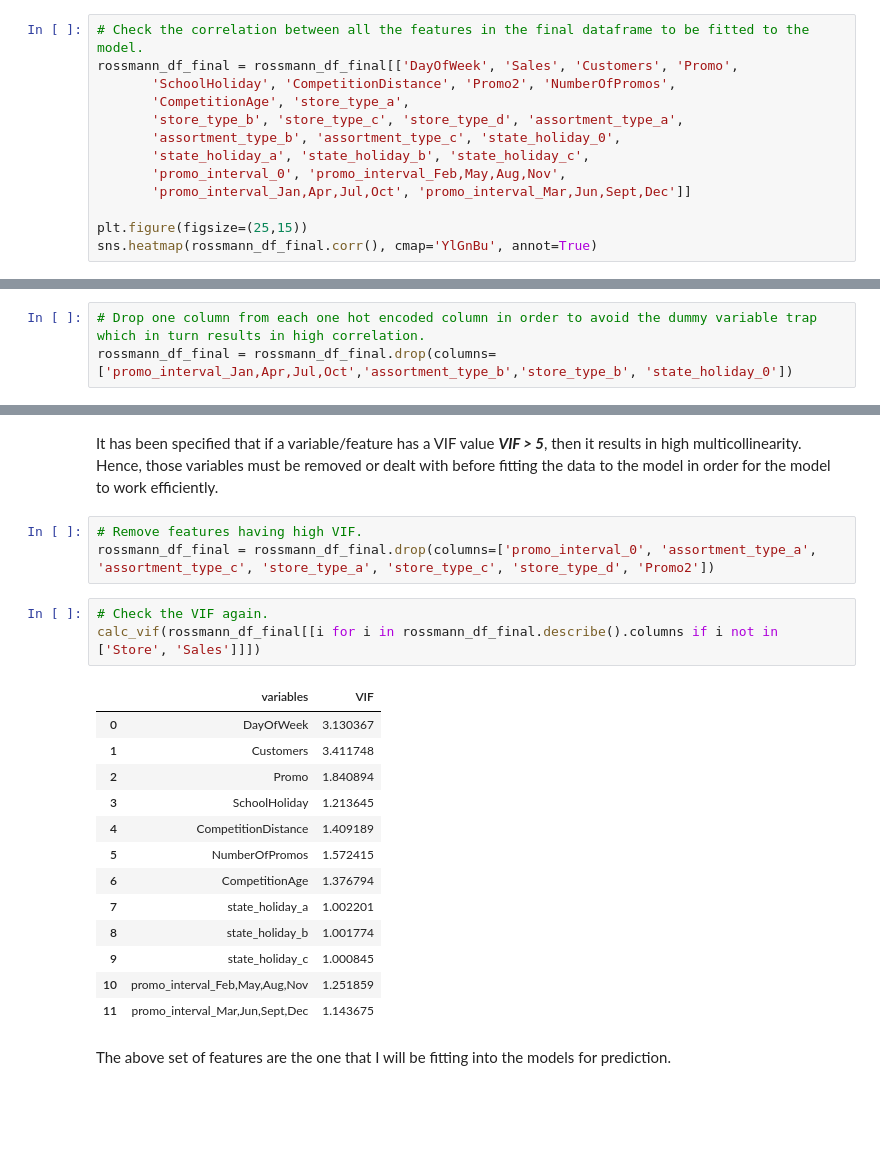
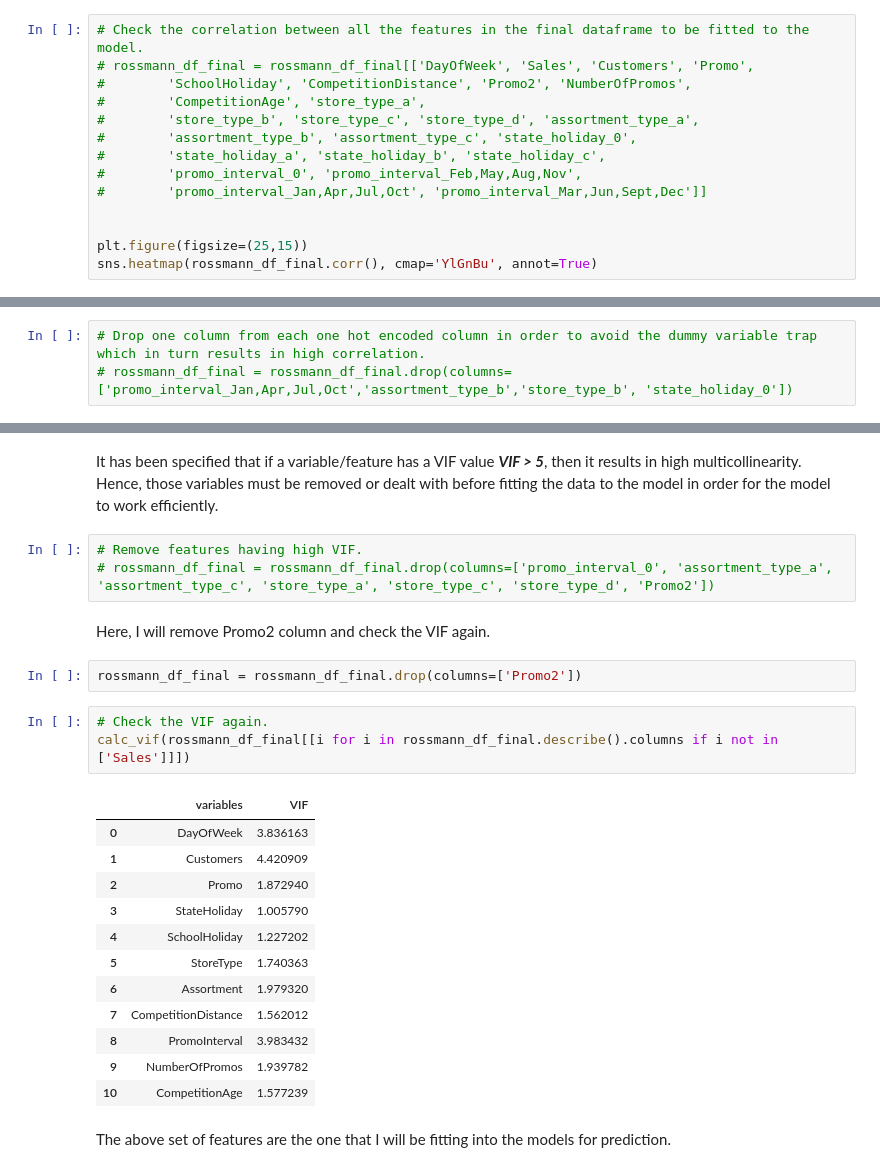
Before and after one commit to Adityasingh675/Supervised-ML-Regression, a Jupyter notebook: Rossmann_Sales_Prediction_Capstone_Project.ipynb, the cells around one changed output, grey strips where cells are left out. Saved outputs shown, nothing was run; the diff lists cells and outputs as text; blank space fills up the shorter version.

```diff
--- a/Rossmann_Sales_Prediction_Capstone_Project.ipynb
+++ b/Rossmann_Sales_Prediction_Capstone_Project.ipynb
@@ -935,14 +968,15 @@ Index(['DayOfWeek', 'Date', 'Sales', 'Customers', 'Promo', 'SchoolHoliday',
       dtype='object')
 # %%
 # Check the correlation between all the features in the final dataframe to be fitted to the model.
-rossmann_df_final = rossmann_df_final[['DayOfWeek', 'Sales', 'Customers', 'Promo',
-       'SchoolHoliday', 'CompetitionDistance', 'Promo2', 'NumberOfPromos',
-       'CompetitionAge', 'store_type_a',
-       'store_type_b', 'store_type_c', 'store_type_d', 'assortment_type_a',
-       'assortment_type_b', 'assortment_type_c', 'state_holiday_0',
-       'state_holiday_a', 'state_holiday_b', 'state_holiday_c',
-       'promo_interval_0', 'promo_interval_Feb,May,Aug,Nov',
-       'promo_interval_Jan,Apr,Jul,Oct', 'promo_interval_Mar,Jun,Sept,Dec']]
+# rossmann_df_final = rossmann_df_final[['DayOfWeek', 'Sales', 'Customers', 'Promo',
+#        'SchoolHoliday', 'CompetitionDistance', 'Promo2', 'NumberOfPromos',
+#        'CompetitionAge', 'store_type_a',
+#        'store_type_b', 'store_type_c', 'store_type_d', 'assortment_type_a',
+#        'assortment_type_b', 'assortment_type_c', 'state_holiday_0',
+#        'state_holiday_a', 'state_holiday_b', 'state_holiday_c',
+#        'promo_interval_0', 'promo_interval_Feb,May,Aug,Nov',
+#        'promo_interval_Jan,Apr,Jul,Oct', 'promo_interval_Mar,Jun,Sept,Dec']]
+
 
 plt.figure(figsize=(25,15))
 sns.heatmap(rossmann_df_final.corr(), cmap='YlGnBu', annot=True)
@@ -952,6 +986,6 @@ sns.heatmap(rossmann_df_final.corr(), cmap='YlGnBu', annot=True)
 # %%
 # Drop one column from each one hot encoded column in order to avoid the dummy variable trap which in turn results in high correlation.
-rossmann_df_final = rossmann_df_final.drop(columns=['promo_interval_Jan,Apr,Jul,Oct','assortment_type_b','store_type_b', 'state_holiday_0'])
+# rossmann_df_final = rossmann_df_final.drop(columns=['promo_interval_Jan,Apr,Jul,Oct','assortment_type_b','store_type_b', 'state_holiday_0'])
 # %% [markdown]
 ## Variation Inflation Factor
 # %%
@@ -986,24 +1016,27 @@ calc_vif(rossmann_df_final[[i for i in rossmann_df_final.describe().columns if i
 It has been specified that if a variable/feature has a VIF value ***VIF > 5***, then it results in high multicollinearity. Hence, those variables must be removed or dealt with before fitting the data to the model in order for the model to work efficiently.
 # %%
 # Remove features having high VIF.
-rossmann_df_final = rossmann_df_final.drop(columns=['promo_interval_0', 'assortment_type_a', 'assortment_type_c', 'store_type_a', 'store_type_c', 'store_type_d', 'Promo2'])
+# rossmann_df_final = rossmann_df_final.drop(columns=['promo_interval_0', 'assortment_type_a', 'assortment_type_c', 'store_type_a', 'store_type_c', 'store_type_d', 'Promo2'])
+# %% [markdown]
+Here, I will remove Promo2 column and check the VIF again.
+# %%
+rossmann_df_final = rossmann_df_final.drop(columns=['Promo2'])
 # %%
 # Check the VIF again.
-calc_vif(rossmann_df_final[[i for i in rossmann_df_final.describe().columns if i not in ['Store', 'Sales']]])
+calc_vif(rossmann_df_final[[i for i in rossmann_df_final.describe().columns if i not in ['Sales']]])
 # %% [output]
 |  | variables | VIF |
-| 0 | DayOfWeek | 3.130367 |
-| 1 | Customers | 3.411748 |
-| 2 | Promo | 1.840894 |
-| 3 | SchoolHoliday | 1.213645 |
-| 4 | CompetitionDistance | 1.409189 |
-| 5 | NumberOfPromos | 1.572415 |
-| 6 | CompetitionAge | 1.376794 |
-| 7 | state_holiday_a | 1.002201 |
-| 8 | state_holiday_b | 1.001774 |
-| 9 | state_holiday_c | 1.000845 |
-| 10 | promo_interval_Feb,May,Aug,Nov | 1.251859 |
-| 11 | promo_interval_Mar,Jun,Sept,Dec | 1.143675 |
+| 0 | DayOfWeek | 3.836163 |
+| 1 | Customers | 4.420909 |
+| 2 | Promo | 1.872940 |
+| 3 | StateHoliday | 1.005790 |
+| 4 | SchoolHoliday | 1.227202 |
+| 5 | StoreType | 1.740363 |
+| 6 | Assortment | 1.979320 |
+| 7 | CompetitionDistance | 1.562012 |
+| 8 | PromoInterval | 3.983432 |
+| 9 | NumberOfPromos | 1.939782 |
+| 10 | CompetitionAge | 1.577239 |
 # %% [markdown]
 The above set of features are the one that I will be fitting into the models for prediction.
 # %%
```
Also changed, not shown: parts of 94 cells of this notebook.
